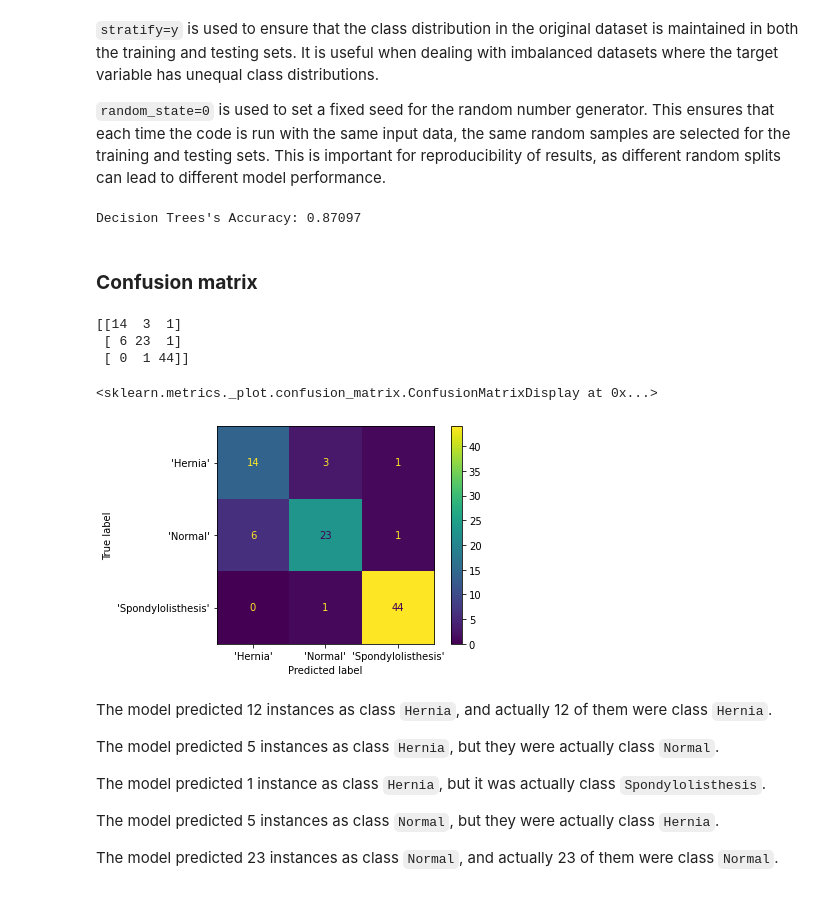
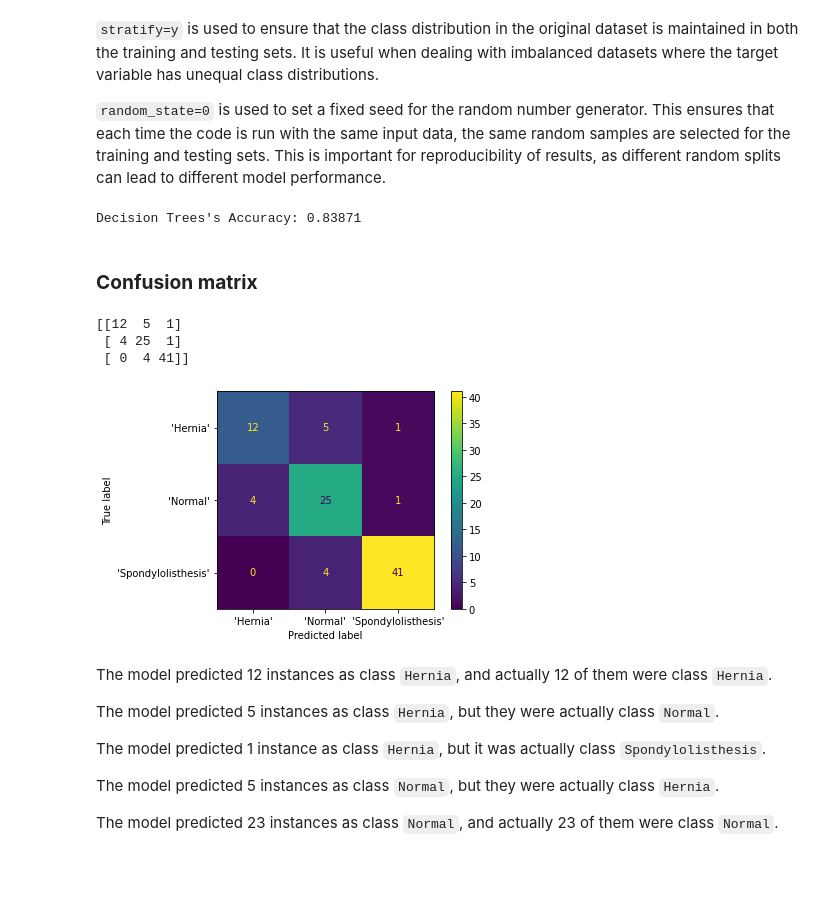
Before and after one commit to cityu-assignment/CS3481-assignment2, a Jupyter notebook: cs3481_asm.ipynb, the cells around one changed output. Cells and saved outputs as stored; diff of their text form; code cells hidden in the pictures.

```diff
--- a/cs3481_asm.ipynb
+++ b/cs3481_asm.ipynb
@@ -95,0 +115,6 @@ y = label_encoder.transform(df['class'])
+# %%
+def plotConfusionMatrix(predTree):
+  cm = confusion_matrix(y_testset, predTree)
+  disp = ConfusionMatrixDisplay(confusion_matrix=cm, display_labels=list(label_encoder.classes_))
+  print(cm)
+  disp.plot()
@@ -203,13 +215,13 @@ selected_criterion = 'gini'
+# %%
+n_estimators = 6
+selected_criterion = 'gini'
 # %% [markdown]
 `stratify=y` is used to ensure that the class distribution in the original dataset is maintained in both the training and testing sets. It is useful when dealing with imbalanced datasets where the target variable has unequal class distributions.
 
 `random_state=0` is used to set a fixed seed for the random number generator. This ensures that each time the code is run with the same input data, the same random samples are selected for the training and testing sets. This is important for reproducibility of results, as different random splits can lead to different model performance.
-# %%
-X_trainset, X_testset, y_trainset, y_testset = train_test_split(X, y, test_size=selected_test_size, random_state=0, stratify=y)
 # %%
-clf = RandomForestClassifier(n_estimators = 6,
+clf = RandomForestClassifier(n_estimators = n_estimators,
                              criterion=selected_criterion,
-                             max_depth=selected_max_tree_depth,
                              random_state=0
                             )
 
@@ -217,25 +229,18 @@ clf.fit(X_trainset, y_trainset)
 predTree = clf.predict(X_testset)
 print("Decision Trees's Accuracy: %.5f" % (accuracy_score(y_testset, predTree)))
 # %% [output]
-Decision Trees's Accuracy: 0.87097
+Decision Trees's Accuracy: 0.83871
 # %% [markdown]
 ### **Confusion matrix**
 # %%
 from sklearn.metrics import confusion_matrix, ConfusionMatrixDisplay
 
-cm = confusion_matrix(y_testset, predTree)
-
-disp = ConfusionMatrixDisplay(confusion_matrix=cm, display_labels=list(label_encoder.classes_))
-
-print(cm)
-
-disp.plot()
+plotConfusionMatrix(predTree)
 # %% [output]
-[[14  3  1]
- [ 6 23  1]
- [ 0  1 44]]
+[[12  5  1]
+ [ 4 25  1]
+ [ 0  4 41]]
-<sklearn.metrics._plot.confusion_matrix.ConfusionMatrixDisplay at 0x...>
-[figure, old version]
+[figure, new version]
 # %% [markdown]
 The model predicted 12 instances as class `Hernia`, and actually 12 of them were class `Hernia`.
 
```
Also changed, not shown: parts of 24 cells of this notebook.
